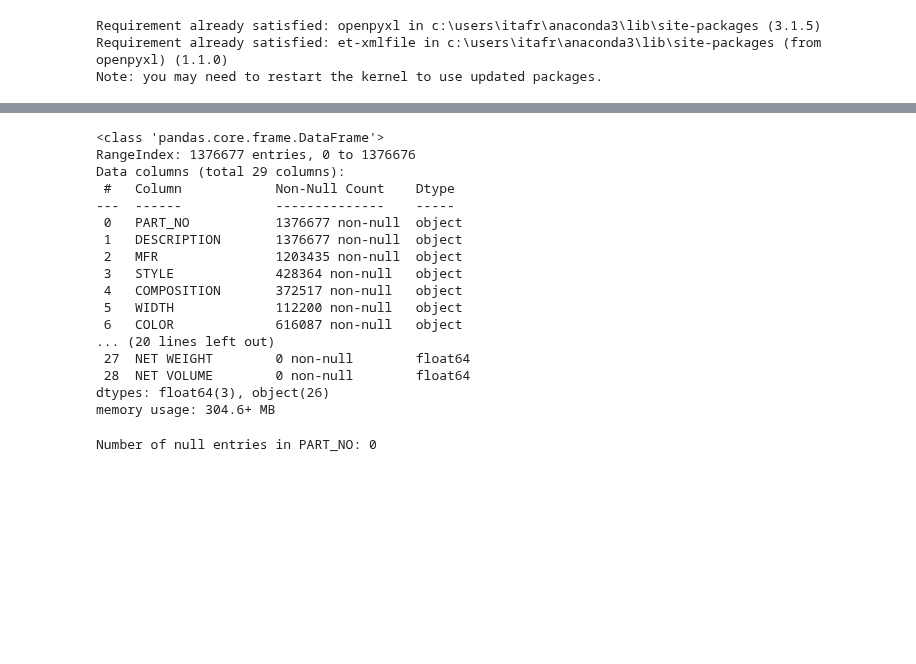
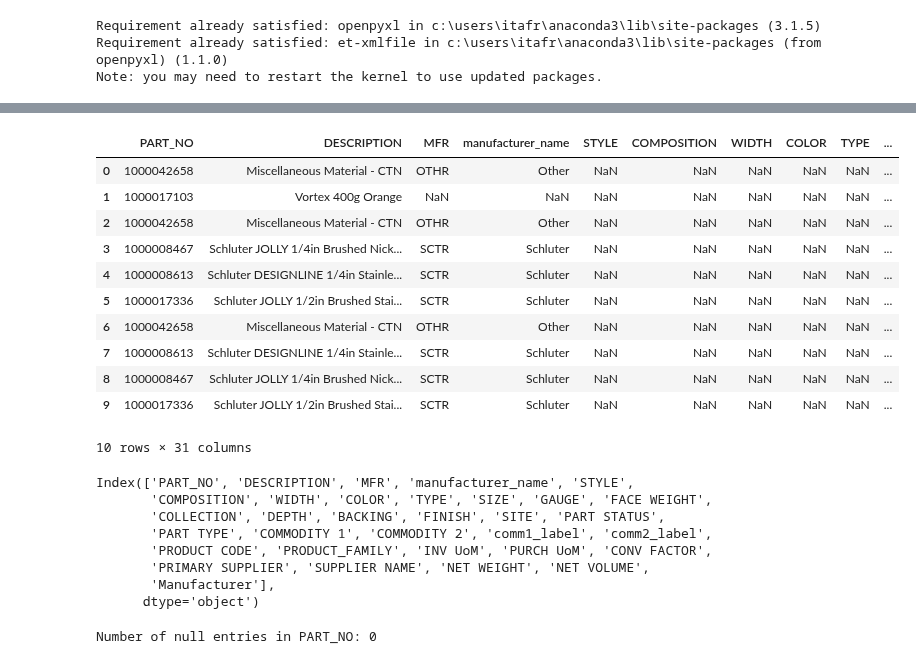
Before and after one commit to Zhuwaki/diverzify_freight_analysis, a Jupyter notebook: notebooks/karabo/phase_2_implementation/part_EDA.ipynb, the cells around one changed output, grey strips where cells are left out. Cells and saved outputs as stored; diff of their text form; code cells hidden in the pictures; blank space fills up the shorter version.

```diff
--- a/notebooks/karabo/phase_2_implementation/part_EDA.ipynb
+++ b/notebooks/karabo/phase_2_implementation/part_EDA.ipynb
@@ -18,23 +38,64 @@ df = pd.concat(frames, ignore_index=True)
+# %%
+# Merge df with manufacturer_df to get the manufacturer 'Name' based on 'MFR' and 'Manufacturer' columns
+df = df.merge(manufacturer_df[['Manufacturer', 'Name']], how='left', left_on='MFR', right_on='Manufacturer')
+
+# Insert the 'Name' column right after 'MFR'
+mfr_index = df.columns.get_loc('MFR')
+cols = list(df.columns)
+# Remove 'Name' from the end and insert after 'MFR'
+cols.insert(mfr_index + 1, cols.pop(cols.index('Name')))
+df = df[cols]
+# change the column name 'Name' to 'manufacturer_name'
+df.rename(columns={'Name': 'manufacturer_name'}, inplace=True)
+df.head(10)
+# %% [output]
+|  | PART_NO | DESCRIPTION | MFR | manufacturer_name | STYLE | COMPOSITION | WIDTH | COLOR | TYPE | ... |
+| 0 | 1000042658 | Miscellaneous Material - CTN | OTHR | Other | NaN | NaN | NaN | NaN | NaN | ... |
+| 1 | 1000017103 | Vortex 400g Orange | NaN | NaN | NaN | NaN | NaN | NaN | NaN | ... |
+| 2 | 1000042658 | Miscellaneous Material - CTN | OTHR | Other | NaN | NaN | NaN | NaN | NaN | ... |
+| 3 | 1000008467 | Schluter JOLLY 1/4in Brushed Nick... | SCTR | Schluter | NaN | NaN | NaN | NaN | NaN | ... |
+| 4 | 1000008613 | Schluter DESIGNLINE 1/4in Stainle... | SCTR | Schluter | NaN | NaN | NaN | NaN | NaN | ... |
+| 5 | 1000017336 | Schluter JOLLY 1/2in Brushed Stai... | SCTR | Schluter | NaN | NaN | NaN | NaN | NaN | ... |
+| 6 | 1000042658 | Miscellaneous Material - CTN | OTHR | Other | NaN | NaN | NaN | NaN | NaN | ... |
+| 7 | 1000008613 | Schluter DESIGNLINE 1/4in Stainle... | SCTR | Schluter | NaN | NaN | NaN | NaN | NaN | ... |
+| 8 | 1000008467 | Schluter JOLLY 1/4in Brushed Nick... | SCTR | Schluter | NaN | NaN | NaN | NaN | NaN | ... |
+| 9 | 1000017336 | Schluter JOLLY 1/2in Brushed Stai... | SCTR | Schluter | NaN | NaN | NaN | NaN | NaN | ... |
+10 rows × 31 columns
 # %%
-df.info()
+# create a mapping dictionary
+com1_map = dict(zip(commodity_df['Com 1'], commodity_df['Commodity 1']))
+com2_map = dict(zip(commodity_df['Com 2'], commodity_df['Commodity 2']))
+
+# map the values in the 'Com 1' and 'Com 2' columns
+df['comm1_label'] = df['COMMODITY 1'].map(com1_map)
+df['comm2_label'] = df['COMMODITY 2'].map(com2_map)
+
+# Reorder the columns to place 'comm1_label' and 'comm2_label' after 'COMMODITY 1' and 'COMMODITY 2'
+# Get the index of 'COMMODITY 2'
+insert_at = df.columns.get_loc('COMMODITY 2') + 1
+cols = df.columns.tolist()
+
+# Remove the two new columns from wherever they were appended
+cols.remove('comm1_label')
+cols.remove('comm2_label')
+
+# Insert them after 'COMMODITY 2'
+cols.insert(insert_at, 'comm1_label')
+cols.insert(insert_at + 1, 'comm2_label')
+
+# Rebuild DataFrame with reordered columns
+df = df[cols]
+
+df.columns
 # %% [output]
-<class 'pandas.core.frame.DataFrame'>
-RangeIndex: 1376677 entries, 0 to 1376676
-Data columns (total 29 columns):
- #   Column            Non-Null Count    Dtype
----  ------            --------------    -----
- 0   PART_NO           1376677 non-null  object
- 1   DESCRIPTION       1376677 non-null  object
- 2   MFR               1203435 non-null  object
- 3   STYLE             428364 non-null   object
- 4   COMPOSITION       372517 non-null   object
- 5   WIDTH             112200 non-null   object
- 6   COLOR             616087 non-null   object
-... (20 lines left out)
- 27  NET WEIGHT        0 non-null        float64
- 28  NET VOLUME        0 non-null        float64
-dtypes: float64(3), object(26)
-memory usage: 304.6+ MB
+Index(['PART_NO', 'DESCRIPTION', 'MFR', 'manufacturer_name', 'STYLE',
+       'COMPOSITION', 'WIDTH', 'COLOR', 'TYPE', 'SIZE', 'GAUGE', 'FACE WEIGHT',
+       'COLLECTION', 'DEPTH', 'BACKING', 'FINISH', 'SITE', 'PART STATUS',
+       'PART TYPE', 'COMMODITY 1', 'COMMODITY 2', 'comm1_label', 'comm2_label',
+       'PRODUCT CODE', 'PRODUCT_FAMILY', 'INV UoM', 'PURCH UoM', 'CONV FACTOR',
+       'PRIMARY SUPPLIER', 'SUPPLIER NAME', 'NET WEIGHT', 'NET VOLUME',
+       'Manufacturer'],
+      dtype='object')
 # %%
 # How many null entries in part number
 num_null_part_numbers = df['PART_NO'].isnull().sum()
```
Also changed, not shown: parts of 22 cells of this notebook, 6 other files.
